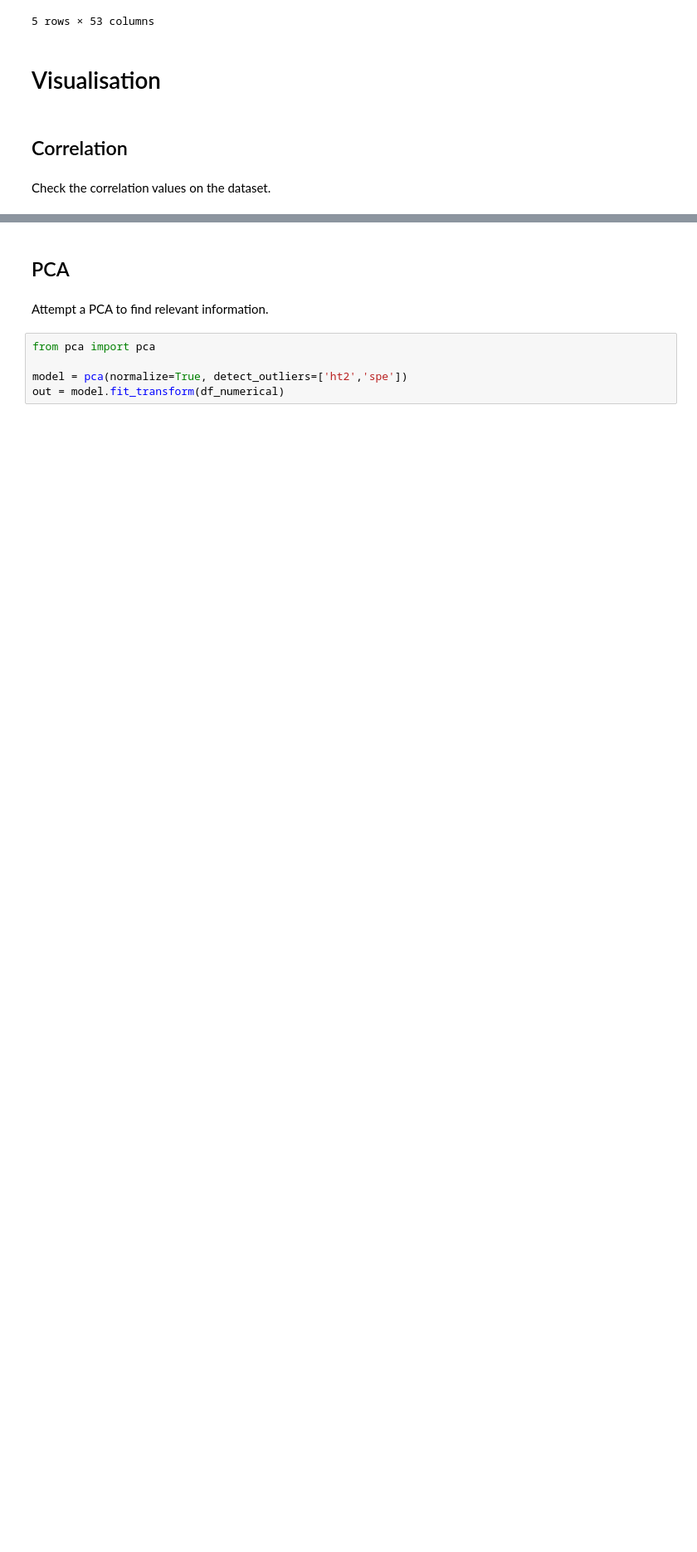
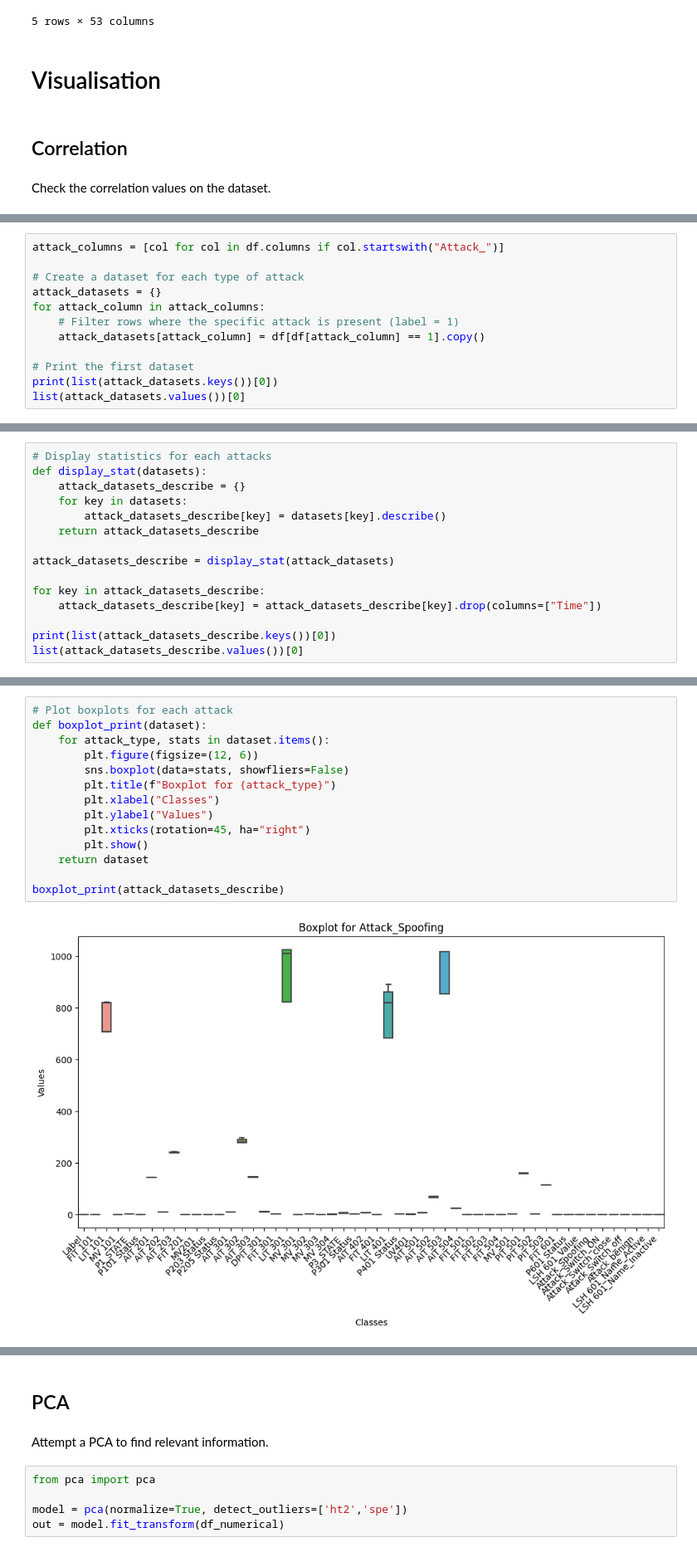
Before and after one commit to Josephine19-stack/secu_secu_secu, a Jupyter notebook: notebook.ipynb, the cells around one changed output, grey strips where cells are left out. Shown at 83% size. Saved outputs shown, nothing was run; the diff lists cells and outputs as text; blank space fills up the shorter version.

Commit message:
feat(visualisation): plotted the variation of the classes depending on the attacks

```diff
--- a/notebook.ipynb
+++ b/notebook.ipynb
@@ -134,0 +164,12 @@ ax.set_xticklabels(
+# %%
+attack_columns = [col for col in df.columns if col.startswith("Attack_")]
+
+# Create a dataset for each type of attack
+attack_datasets = {}
+for attack_column in attack_columns:
+    # Filter rows where the specific attack is present (label = 1)
+    attack_datasets[attack_column] = df[df[attack_column] == 1].copy()
+
+# Print the first dataset
+print(list(attack_datasets.keys())[0])
+list(attack_datasets.values())[0]
@@ -134,0 +195,15 @@ ax.set_xticklabels(
+# %%
+# Display statistics for each attacks
+def display_stat(datasets):
+    attack_datasets_describe = {}
+    for key in datasets:
+        attack_datasets_describe[key] = datasets[key].describe()
+    return attack_datasets_describe
+
+attack_datasets_describe = display_stat(attack_datasets)
+
+for key in attack_datasets_describe:
+    attack_datasets_describe[key] = attack_datasets_describe[key].drop(columns=["Time"])
+
+print(list(attack_datasets_describe.keys())[0])
+list(attack_datasets_describe.values())[0]
@@ -134,0 +228,16 @@ ax.set_xticklabels(
+# %%
+# Plot boxplots for each attack
+def boxplot_print(dataset):
+    for attack_type, stats in dataset.items():
+        plt.figure(figsize=(12, 6))
+        sns.boxplot(data=stats, showfliers=False)
+        plt.title(f"Boxplot for {attack_type}")
+        plt.xlabel("Classes")
+        plt.ylabel("Values")
+        plt.xticks(rotation=45, ha="right")
+        plt.show()
+    return dataset
+
+boxplot_print(attack_datasets_describe)
+# %% [output]
+[figure, added]
```
Also changed, not shown: parts of 15 cells of this notebook.
